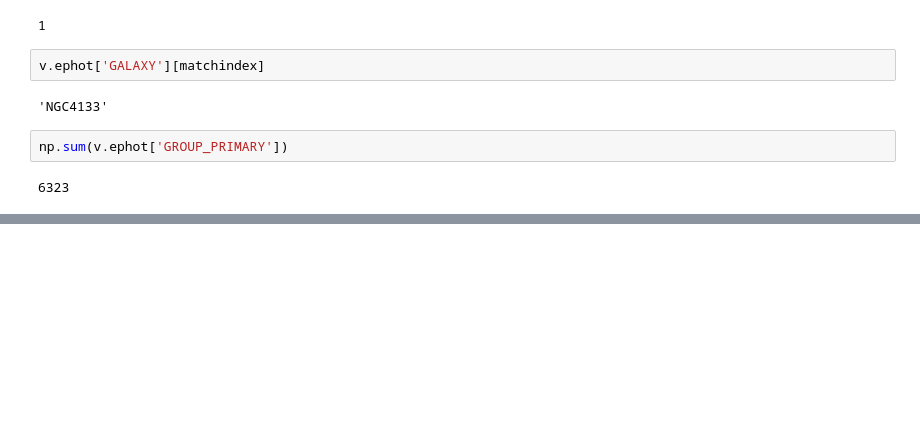
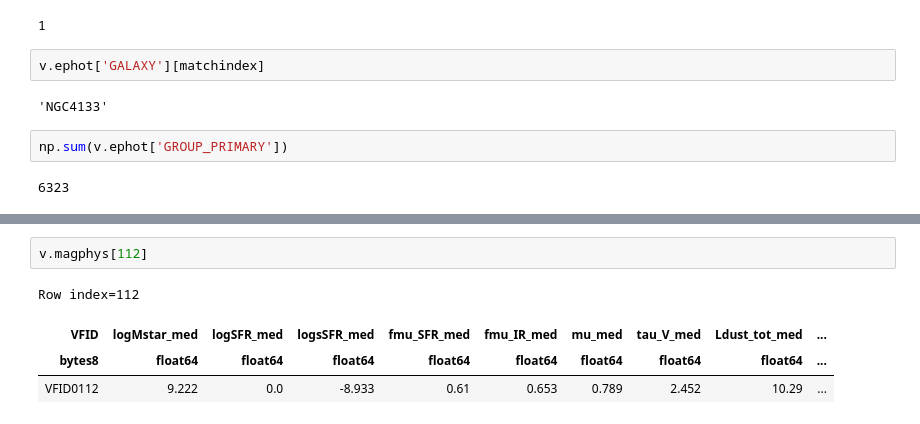
Before and after one commit to rfinn/Virgo, a Jupyter notebook: notebooks/making_tables_v2.ipynb, the cells around one changed output, grey strips where cells are left out. Cells and saved outputs as stored; diff of their text form; blank space fills up the shorter version.

Commit message:
updating tables to propagate more columns from JM's photometry

```diff
--- a/notebooks/making_tables_v2.ipynb
+++ b/notebooks/making_tables_v2.ipynb
@@ -595,0 +605,7 @@ np.sum(v.ephot['GROUP_PRIMARY'])
+# %%
+v.magphys[112]
+# %% [output]
+Row index=112
+| VFID | logMstar_med | logSFR_med | logsSFR_med | fmu_SFR_med | fmu_IR_med | mu_med | tau_V_med | Ldust_tot_med | ... |
+| bytes8 | float64 | float64 | float64 | float64 | float64 | float64 | float64 | float64 | ... |
+| VFID0112 | 9.222 | 0.0 | -8.933 | 0.61 | 0.653 | 0.789 | 2.452 | 10.29 | ... |
```
Also changed, not shown: parts of 9 cells of this notebook, 1 other file.
